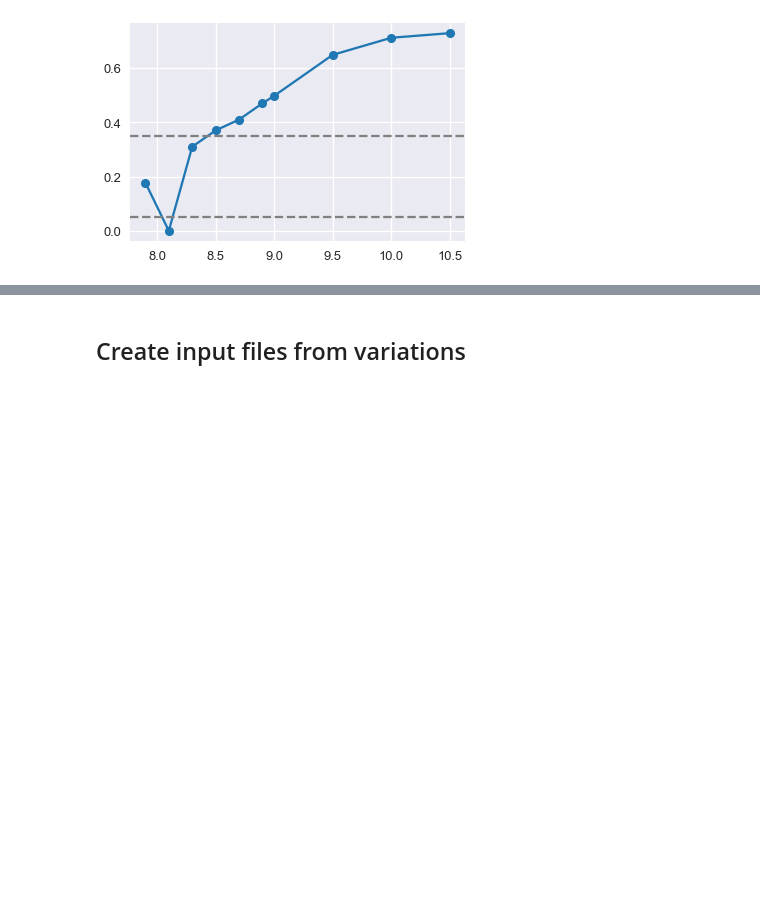
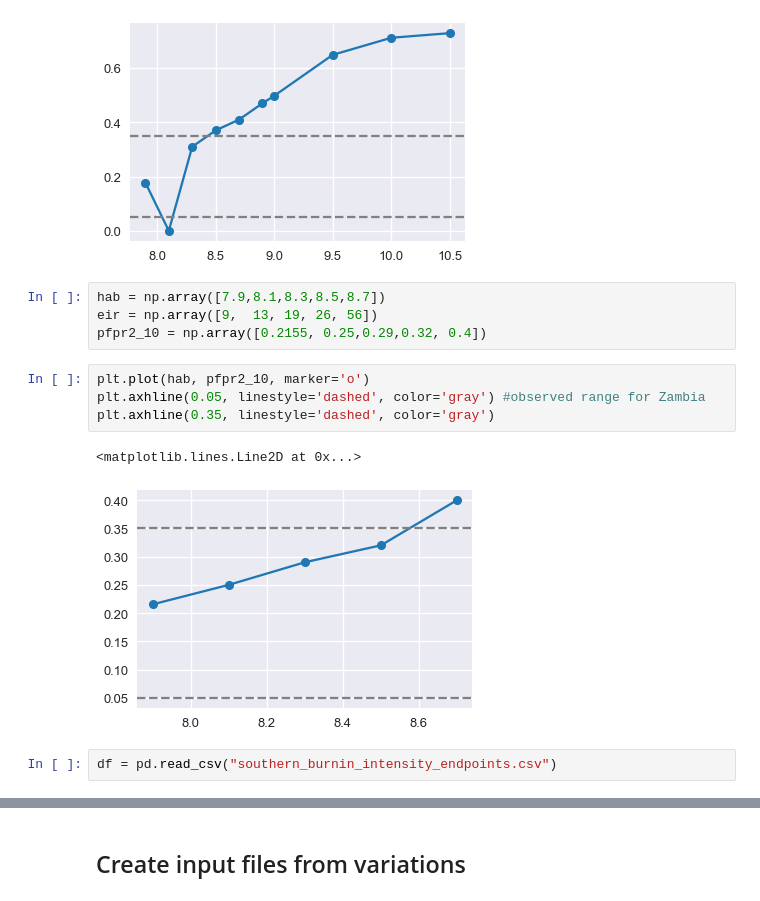
Before and after one commit to jgsuresh/malaria-sac-ipt_dtk-tools, a Jupyter notebook: notebooks/scratch.ipynb, the cells around one changed output, grey strips where cells are left out. Cells and saved outputs as stored; diff of their text form; blank space fills up the shorter version.

```diff
--- a/notebooks/scratch.ipynb
+++ b/notebooks/scratch.ipynb
@@ -28,3 +28,16 @@ plt.axhline(0.35, linestyle='dashed', color='gray')
 # %% [output]
 <matplotlib.lines.Line2D at 0x...>
 [figure]
+# %%
+hab = np.array([7.9,8.1,8.3,8.5,8.7])
+eir = np.array([9,  13, 19, 26, 56])
+pfpr2_10 = np.array([0.2155, 0.25,0.29,0.32, 0.4])
+# %%
+plt.plot(hab, pfpr2_10, marker='o')
+plt.axhline(0.05, linestyle='dashed', color='gray') #observed range for Zambia
+plt.axhline(0.35, linestyle='dashed', color='gray')
+# %% [output]
+<matplotlib.lines.Line2D at 0x...>
+[figure, added]
+# %%
+df = pd.read_csv("southern_burnin_intensity_endpoints.csv")
```
Also changed, not shown: parts of 13 cells of this notebook, 14 other files.
